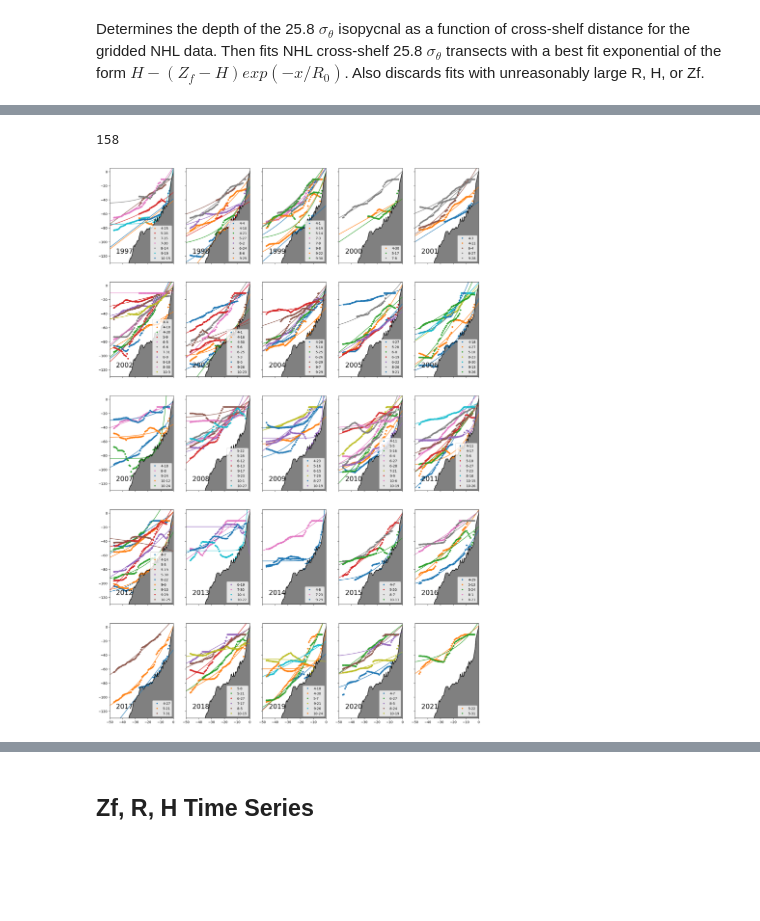
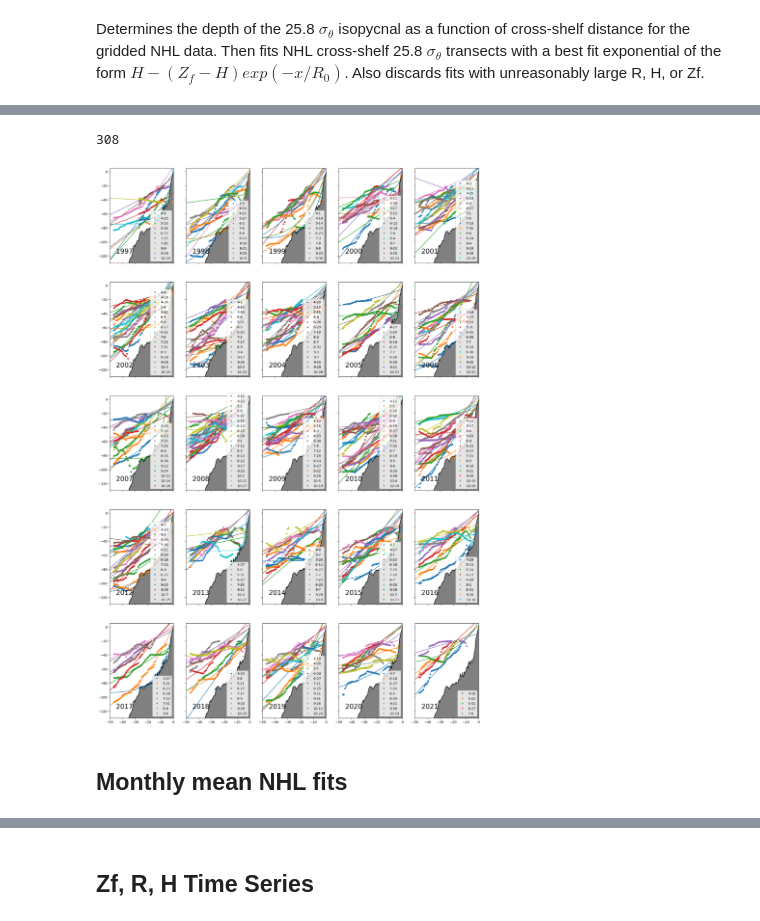
Before and after one commit to andrew-s28/shelf-nitrate-response-to-upwelling, a Jupyter notebook: notebooks/empirical_nitrate_model.ipynb, the cells around one changed output, grey strips where cells are left out. Drawn from its saved outputs; the diff is of its cells as text; code cells hidden in the pictures; blank space fills up the shorter version.

```diff
--- a/notebooks/empirical_nitrate_model.ipynb
+++ b/notebooks/empirical_nitrate_model.ipynb
@@ -133,13 +152,14 @@ def ws_integrand(tp, t, tau, k, rho=1000):
 # %% [markdown]
 Computes the simple model for nearshore nitrate based on a piecewise function utilizing the Sympy library and then integrates over the depth to get a mean depth averaged nitrate predicted by the model.
 # %%
-bathymetry = bathymetry.isel(dict(lat=find_nearest(bathymetry["lat"].values, 44.66)))
-bathymetry = bathymetry.interp(dict(lon=np.linspace(-130, -123, int(1e6))))
+bathymetry = xr.open_mfdataset(GEBCO_PATH)
+bathymetry = bathymetry.isel({"lat": find_nearest(bathymetry["lat"].values, 44.66)})
+bathymetry = bathymetry.interp({"lon": np.linspace(-130, -123, int(1e6))})
 topo = bathymetry["elevation"].squeeze().values
-coast = bathymetry.isel(dict(lon=np.argmin(np.abs(topo))))
+coast = bathymetry.isel({"lon": np.argmin(np.abs(topo))})
 
 
-bathymetry = bathymetry.interp(dict(lon=np.linspace(-130, -123, int(1e4))))
+bathymetry = bathymetry.interp({"lon": np.linspace(-130, -123, int(1e4))})
 topo = bathymetry["elevation"].squeeze().values
 long = bathymetry.lon.values
 lat = bathymetry.lat.values
@@ -157,13 +177,13 @@ long = long[meters > -100]
 topo = topo[meters > -100]
 meters = meters[meters > -100]
 
-delta = 0.01  # nitracline width in meters
+delta = 0.1  # nitracline width in meters
 step = 0.1
 r = 43
 h = 125
 Nm = 35
 zf = np.arange(-100, 100, 0.5)
-x0 = 3  # meters[np.argmin(np.abs(long + 124.095))]
+x0 = meters[np.argmin(np.abs(long + 124.095))]
 bot_depth = topo[np.argmin(np.abs(long + 124.095))]
 
 mod_nit = np.nan * np.zeros((len(inner_nitrate.depth.values), len(zf)))
@@ -333,47 +329,48 @@ rows = 5
 cols = 5
 N = 0
 fig, axs = plt.subplots(5, 5, figsize=(20, 30), sharex=True, sharey=True)
 for r in tqdm(range(rows)):
     for c in range(cols):
         mask = (nhl_grid["time"] >= trange[5 * r + c % 5]) & (nhl_grid["time"] < trange[5 * r + c % 5] + tdelta)
         for i, (t, d, Zf, R, H) in enumerate(
             zip(
                 nhl_grid["time"][mask].values,
                 nhl_grid["pycno_depth"][mask].values,
                 nhl_grid["Zf"][mask].values,
                 nhl_grid["R"][mask].values,
                 nhl_grid["H"][mask].values,
                 strict=False,
             ),
         ):
             mask = ~np.isnan(d) & (nhl_grid.meters.T[0] < -10)
             ymd = dt2cal(t)[0:3]
-            if len(d[mask]) > 15:
-                if R < 999:
-                    axs[r][c].plot(
-                        nhl_grid["meters"],
-                        d,
-                        ".",
-                        label=f"{ymd[1]}-{ymd[2]}",
-                        c=col[i % len(col)],
-                    )
-                    axs[r][c].plot(
-                        np.arange(-50, 5),
-                        pycno(np.arange(-50, 5), Zf, R, H),
-                        c=col[i % len(col)],
-                    )
-                    N += 1
+            if len(d[mask]) > 20:
+                axs[r][c].plot(
+                    nhl_grid["meters"],
+                    d,
+                    ".",
+                    label=f"{ymd[1]}-{ymd[2]}",
+                    c=col[i % len(col)],
+                )
+                axs[r][c].plot(
+                    np.arange(-50, 5),
+                    pycno(np.arange(-50, 5), Zf, R, H),
+                    c=col[i % len(col)],
+                )
+                N += 1
         axs[r][c].annotate(ymd[0], xy=(0.1, 0.1), xycoords="axes fraction", fontsize=20)
         axs[r][c].fill_between(meters, -1000, topo, color="grey")
         axs[r][c].plot(meters, topo, color="black")
         handles, labels = axs[r][c].get_legend_handles_labels()
         by_label = dict(
             zip(labels, handles, strict=False),
         )  # dicts can't have duplicate keys, avoids duplicate legend entries
         axs[r][c].legend(by_label.values(), by_label.keys(), loc="lower right")
         axs[r][c].set_ylim([-130, 5])
         axs[r][c].set_xlim([-50, 0])
 N
 # %% [output]
-158
+308
-[figure, old version]
+[figure, new version]
+# %% [markdown]
+## Monthly mean NHL fits
```
Also changed, not shown: parts of 15 cells of this notebook, 1 other file.
